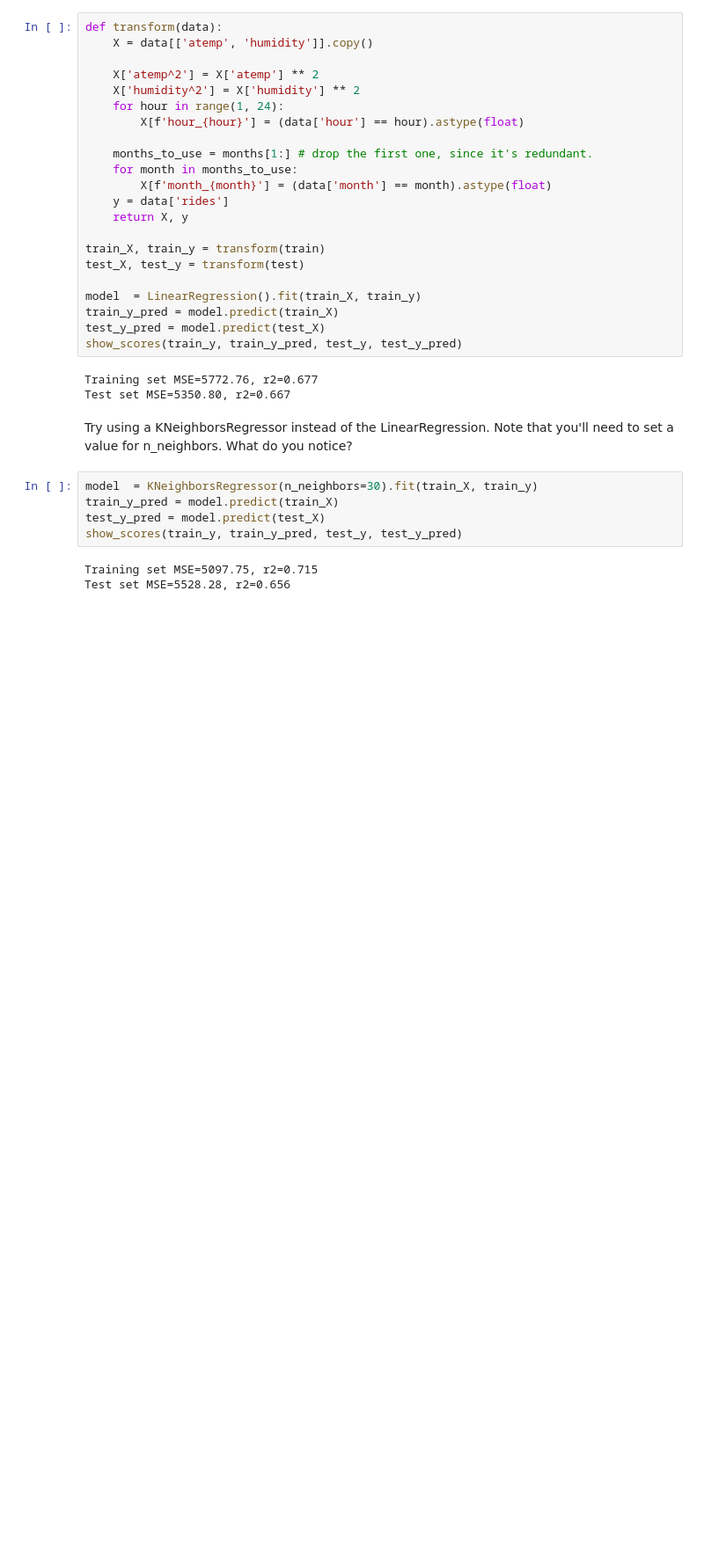
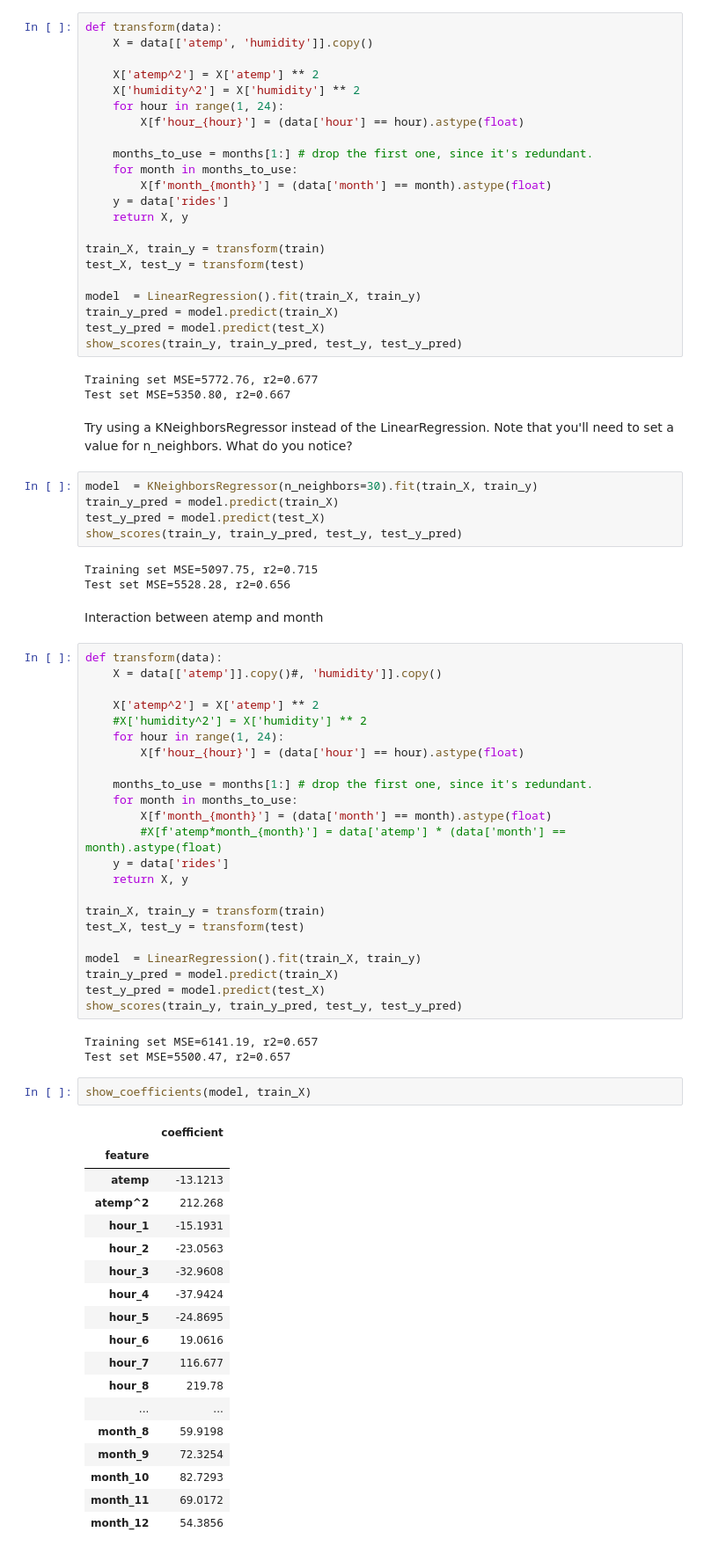
Before and after one commit to Calvin-Data-Science/data202, a Jupyter notebook: src/hw5/hw5_Reference.ipynb, the cells around one changed output. Shown: that part at 88% size. Saved outputs shown, nothing was run; the diff lists cells and outputs as text; blank space fills up the shorter version.

```diff
--- a/src/hw5/hw5_Reference.ipynb
+++ b/src/hw5/hw5_Reference.ipynb
@@ -373,3 +544,52 @@ show_scores(train_y, train_y_pred, test_y, test_y_pred)
 # %% [output]
 Training set MSE=5097.75, r2=0.715
 Test set MSE=5528.28, r2=0.656
+# %% [markdown]
+Interaction between atemp and month
+# %%
+def transform(data):
+    X = data[['atemp']].copy()#, 'humidity']].copy()
+
+    X['atemp^2'] = X['atemp'] ** 2
+    #X['humidity^2'] = X['humidity'] ** 2
+    for hour in range(1, 24):
+        X[f'hour_{hour}'] = (data['hour'] == hour).astype(float)
+
+    months_to_use = months[1:] # drop the first one, since it's redundant.
+    for month in months_to_use:
+        X[f'month_{month}'] = (data['month'] == month).astype(float)
+        #X[f'atemp*month_{month}'] = data['atemp'] * (data['month'] == month).astype(float)
+    y = data['rides']
+    return X, y
+
+train_X, train_y = transform(train)
+test_X, test_y = transform(test)
+
+model  = LinearRegression().fit(train_X, train_y)
+train_y_pred = model.predict(train_X)
+test_y_pred = model.predict(test_X)
+show_scores(train_y, train_y_pred, test_y, test_y_pred)
+# %% [output]
+Training set MSE=6141.19, r2=0.657
+Test set MSE=5500.47, r2=0.657
+# %%
+show_coefficients(model, train_X)
+# %% [output]
+|  | coefficient |
+| feature |  |
+| atemp | -13.1213 |
+| atemp^2 | 212.268 |
+| hour_1 | -15.1931 |
+| hour_2 | -23.0563 |
+| hour_3 | -32.9608 |
+| hour_4 | -37.9424 |
+| hour_5 | -24.8695 |
+| hour_6 | 19.0616 |
+| hour_7 | 116.677 |
+| hour_8 | 219.78 |
+| ... | ... |
+| month_8 | 59.9198 |
+| month_9 | 72.3254 |
+| month_10 | 82.7293 |
+| month_11 | 69.0172 |
+| month_12 | 54.3856 |
```
Also changed, not shown: parts of 56 cells of this notebook.
